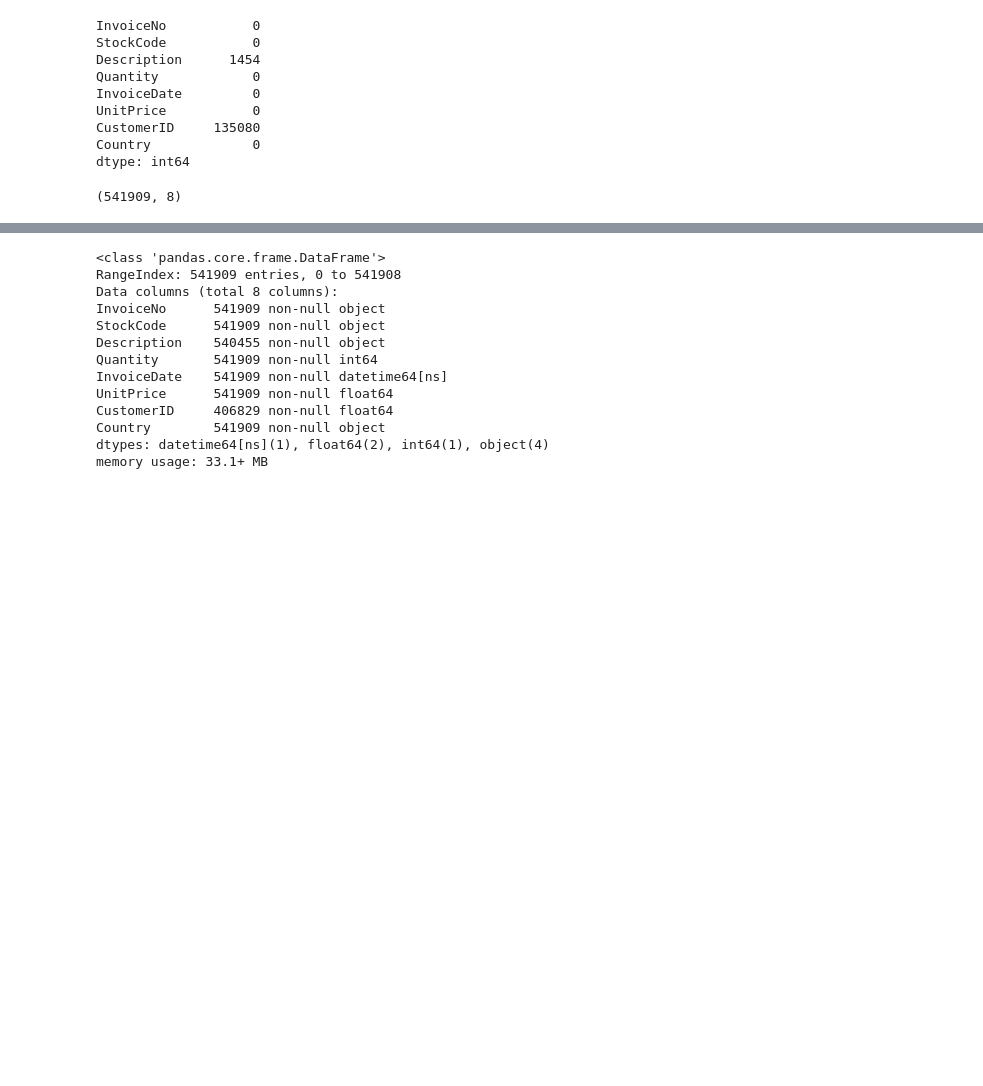
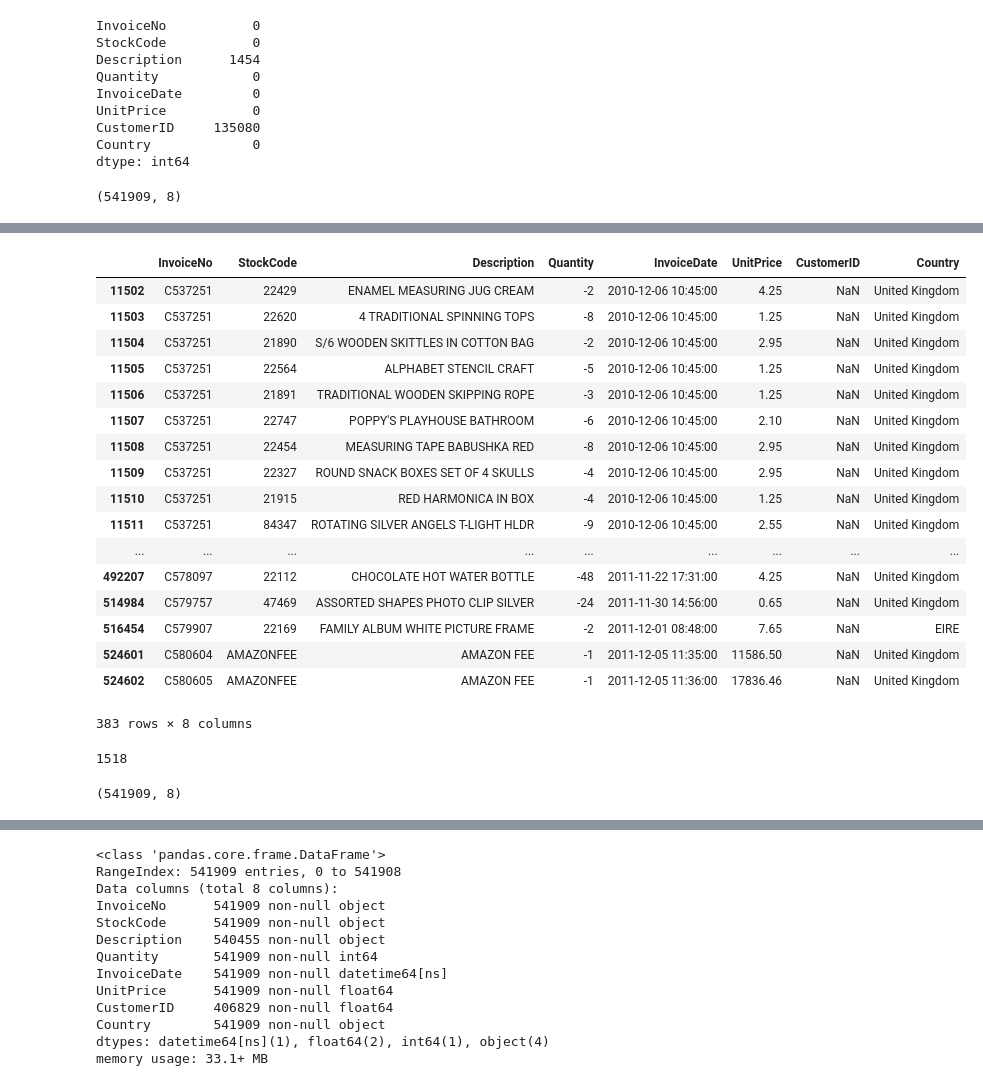
Before and after one commit to tristar82/Project-Week-8-Final-Project, a Jupyter notebook: your-project/Code/1_EDA_Cleaning.ipynb, the cells around one changed output, grey strips where cells are left out. Drawn from its saved outputs; the diff is of its cells as text; code cells hidden in the pictures; blank space fills up the shorter version.

```diff
--- a/your-project/Code/1_EDA_Cleaning.ipynb
+++ b/your-project/Code/1_EDA_Cleaning.ipynb
@@ -35 +108,30 @@ df.shape
+# %%
+df[np.isnan(df.CustomerID)].loc[(df['Quantity'] < 0)].loc[(df['UnitPrice'] > 0)] # rows
+# %% [output]
+|  | InvoiceNo | StockCode | Description | Quantity | InvoiceDate | UnitPrice | CustomerID | Country |
+| 11502 | C537251 | 22429 | ENAMEL MEASURING JUG CREAM | -2 | 2010-12-06 10:45:00 | 4.25 | NaN | United Kingdom |
+| 11503 | C537251 | 22620 | 4 TRADITIONAL SPINNING TOPS | -8 | 2010-12-06 10:45:00 | 1.25 | NaN | United Kingdom |
+| 11504 | C537251 | 21890 | S/6 WOODEN SKITTLES IN COTTON BAG | -2 | 2010-12-06 10:45:00 | 2.95 | NaN | United Kingdom |
+| 11505 | C537251 | 22564 | ALPHABET STENCIL CRAFT | -5 | 2010-12-06 10:45:00 | 1.25 | NaN | United Kingdom |
+| 11506 | C537251 | 21891 | TRADITIONAL WOODEN SKIPPING ROPE | -3 | 2010-12-06 10:45:00 | 1.25 | NaN | United Kingdom |
+| 11507 | C537251 | 22747 | POPPY'S PLAYHOUSE BATHROOM | -6 | 2010-12-06 10:45:00 | 2.10 | NaN | United Kingdom |
+| 11508 | C537251 | 22454 | MEASURING TAPE BABUSHKA RED | -8 | 2010-12-06 10:45:00 | 2.95 | NaN | United Kingdom |
+| 11509 | C537251 | 22327 | ROUND SNACK BOXES SET OF 4 SKULLS | -4 | 2010-12-06 10:45:00 | 2.95 | NaN | United Kingdom |
+| 11510 | C537251 | 21915 | RED HARMONICA IN BOX | -4 | 2010-12-06 10:45:00 | 1.25 | NaN | United Kingdom |
+| 11511 | C537251 | 84347 | ROTATING SILVER ANGELS T-LIGHT HLDR | -9 | 2010-12-06 10:45:00 | 2.55 | NaN | United Kingdom |
+| ... | ... | ... | ... | ... | ... | ... | ... | ... |
+| 492207 | C578097 | 22112 | CHOCOLATE HOT WATER BOTTLE | -48 | 2011-11-22 17:31:00 | 4.25 | NaN | United Kingdom |
+| 514984 | C579757 | 47469 | ASSORTED SHAPES PHOTO CLIP SILVER | -24 | 2011-11-30 14:56:00 | 0.65 | NaN | United Kingdom |
+| 516454 | C579907 | 22169 | FAMILY ALBUM WHITE PICTURE FRAME | -2 | 2011-12-01 08:48:00 | 7.65 | NaN | EIRE |
+| 524601 | C580604 | AMAZONFEE | AMAZON FEE | -1 | 2011-12-05 11:35:00 | 11586.50 | NaN | United Kingdom |
+| 524602 | C580605 | AMAZONFEE | AMAZON FEE | -1 | 2011-12-05 11:36:00 | 17836.46 | NaN | United Kingdom |
+383 rows × 8 columns
+# %%
+len(df[np.isnan(df.CustomerID)].loc[(df['Quantity'] <= 0)].InvoiceNo.unique()) #1518
+# %% [output]
+1518
+# %%
+df.shape
+# %% [output]
+(541909, 8)
 # %%
```
Also changed, not shown: parts of 26 cells of this notebook, 2 other files.
